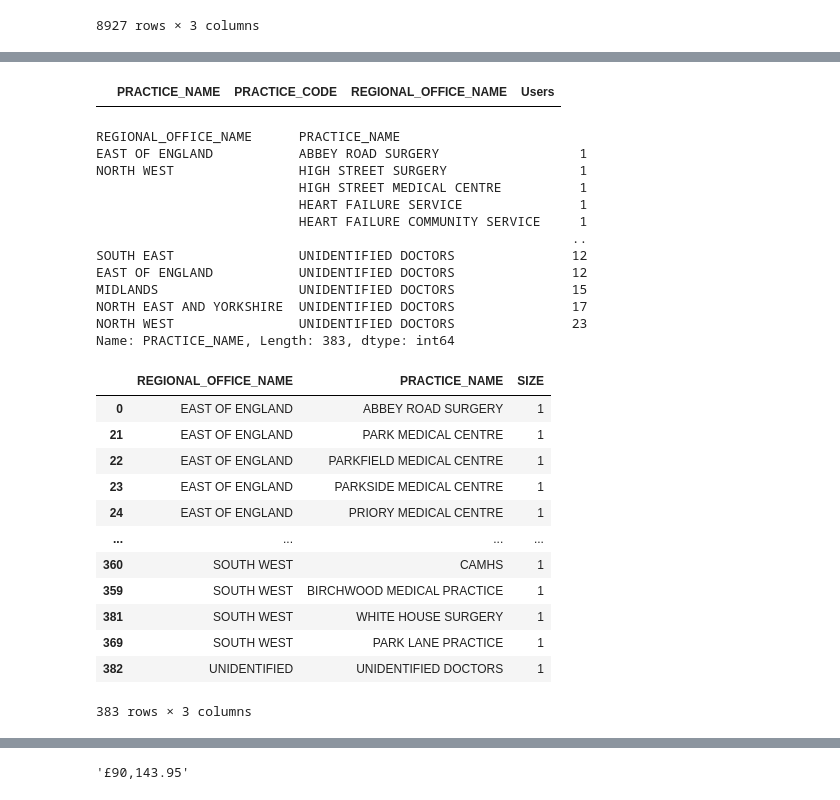
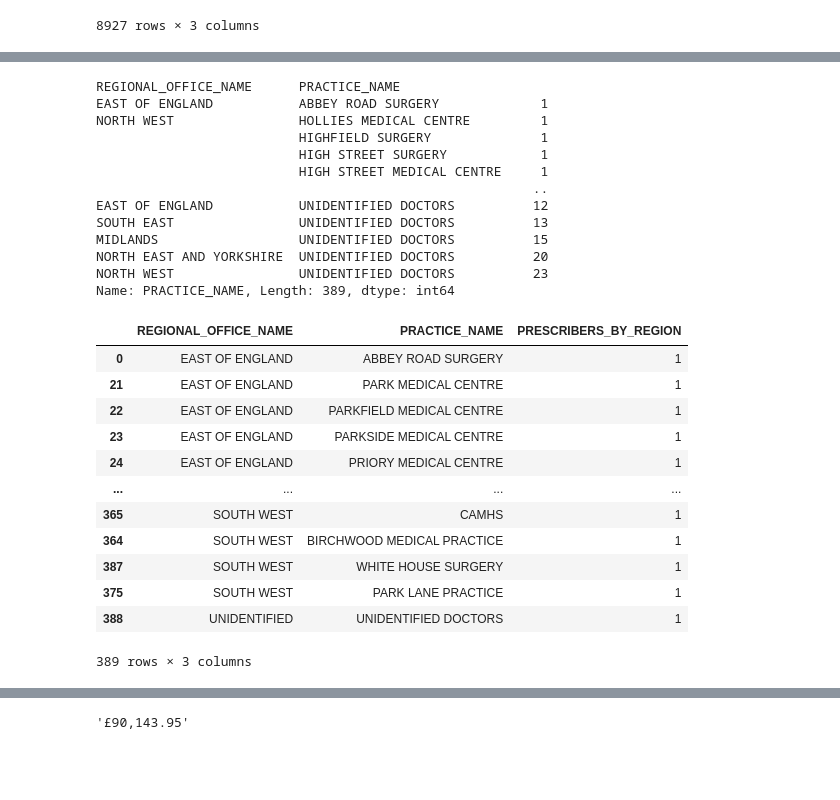
Before and after one commit to fullstackwd/Data_engineer, a Jupyter notebook: Data_engineer/data_engineer_part3.ipynb, the cells around one changed output, grey strips where cells are left out. Saved outputs shown, nothing was run; the diff lists cells and outputs as text; code cells hidden in the pictures; blank space fills up the shorter version.

```diff
--- a/Data_engineer/data_engineer_part3.ipynb
+++ b/Data_engineer/data_engineer_part3.ipynb
@@ -54,13 +24,11 @@ s_time_control = time.time()
 # %%
 os.chdir("/Jupyter/2RP")
 # %%
-#extension = 'csv'
-#all_filenames = [i for i in glob.glob('*.{}'.format(extension))]
+extension = 'csv'
+all_filenames = [i for i in glob.glob('*.{}'.format(extension))]
 # %%
 #combinar todos os arquivos da lista
-# df = pd.concat([pd.read_csv(f) for f in all_filenames ])
+df = pd.concat([pd.read_csv(f) for f in all_filenames ])
-# %%
-df = pd.read_csv('epd_202205.csv')
 # %%
 e_time_dask = time.time()
 print("Tempo de criação do arquivo: ", round(e_time_dask-s_time_control)/60, "minutes")
@@ -523,40 +476,36 @@ df_region[df_region.duplicated()].drop_duplicates()
 df_user = df_region[df_region.duplicated()].drop_duplicates()
 # %%
 df_drop = df_user[df_user['PRACTICE_NAME'].duplicated()].sort_values('PRACTICE_NAME',ascending=False)
-# %%
-df_drop[df_drop.duplicated()]
-# %% [output]
-|  | PRACTICE_NAME | PRACTICE_CODE | REGIONAL_OFFICE_NAME | Users |
 # %%
 df_drop.groupby(['REGIONAL_OFFICE_NAME','PRACTICE_NAME']).PRACTICE_NAME.size().sort_values(ascending=True)
 # %% [output]
 REGIONAL_OFFICE_NAME      PRACTICE_NAME
-EAST OF ENGLAND           ABBEY ROAD SURGERY                  1
-NORTH WEST                HIGH STREET SURGERY                 1
-                          HIGH STREET MEDICAL CENTRE          1
-                          HEART FAILURE SERVICE               1
-                          HEART FAILURE COMMUNITY SERVICE     1
-                                                             ..
-SOUTH EAST                UNIDENTIFIED DOCTORS               12
-EAST OF ENGLAND           UNIDENTIFIED DOCTORS               12
-MIDLANDS                  UNIDENTIFIED DOCTORS               15
-NORTH EAST AND YORKSHIRE  UNIDENTIFIED DOCTORS               17
-NORTH WEST                UNIDENTIFIED DOCTORS               23
-Name: PRACTICE_NAME, Length: 383, dtype: int64
+EAST OF ENGLAND           ABBEY ROAD SURGERY             1
+NORTH WEST                HOLLIES MEDICAL CENTRE         1
+                          HIGHFIELD SURGERY              1
+                          HIGH STREET SURGERY            1
+                          HIGH STREET MEDICAL CENTRE     1
+                                                        ..
+EAST OF ENGLAND           UNIDENTIFIED DOCTORS          12
+SOUTH EAST                UNIDENTIFIED DOCTORS          13
+MIDLANDS                  UNIDENTIFIED DOCTORS          15
+NORTH EAST AND YORKSHIRE  UNIDENTIFIED DOCTORS          20
+NORTH WEST                UNIDENTIFIED DOCTORS          23
+Name: PRACTICE_NAME, Length: 389, dtype: int64
 # %%
-df_drop.groupby(['REGIONAL_OFFICE_NAME','PRACTICE_NAME']).PRACTICE_NAME.size().reset_index(name='SIZE').sort_values('REGIONAL_OFFICE_NAME',ascending=True)
+df_drop.groupby(['REGIONAL_OFFICE_NAME','PRACTICE_NAME']).PRACTICE_NAME.size().reset_index(name='PRESCRIBERS_BY_REGION').sort_values('REGIONAL_OFFICE_NAME',ascending=True)
 # %% [output]
-|  | REGIONAL_OFFICE_NAME | PRACTICE_NAME | SIZE |
+|  | REGIONAL_OFFICE_NAME | PRACTICE_NAME | PRESCRIBERS_BY_REGION |
 | 0 | EAST OF ENGLAND | ABBEY ROAD SURGERY | 1 |
 | 21 | EAST OF ENGLAND | PARK MEDICAL CENTRE | 1 |
 | 22 | EAST OF ENGLAND | PARKFIELD MEDICAL CENTRE | 1 |
 | 23 | EAST OF ENGLAND | PARKSIDE MEDICAL CENTRE | 1 |
 | 24 | EAST OF ENGLAND | PRIORY MEDICAL CENTRE | 1 |
 | ... | ... | ... | ... |
-| 360 | SOUTH WEST | CAMHS | 1 |
-| 359 | SOUTH WEST | BIRCHWOOD MEDICAL PRACTICE | 1 |
-| 381 | SOUTH WEST | WHITE HOUSE SURGERY | 1 |
-| 369 | SOUTH WEST | PARK LANE PRACTICE | 1 |
-| 382 | UNIDENTIFIED | UNIDENTIFIED DOCTORS | 1 |
+| 365 | SOUTH WEST | CAMHS | 1 |
+| 364 | SOUTH WEST | BIRCHWOOD MEDICAL PRACTICE | 1 |
+| 387 | SOUTH WEST | WHITE HOUSE SURGERY | 1 |
+| 375 | SOUTH WEST | PARK LANE PRACTICE | 1 |
+| 388 | UNIDENTIFIED | UNIDENTIFIED DOCTORS | 1 |
-383 rows × 3 columns
+389 rows × 3 columns
 # %%
```
Also changed, not shown: parts of 52 cells of this notebook.
